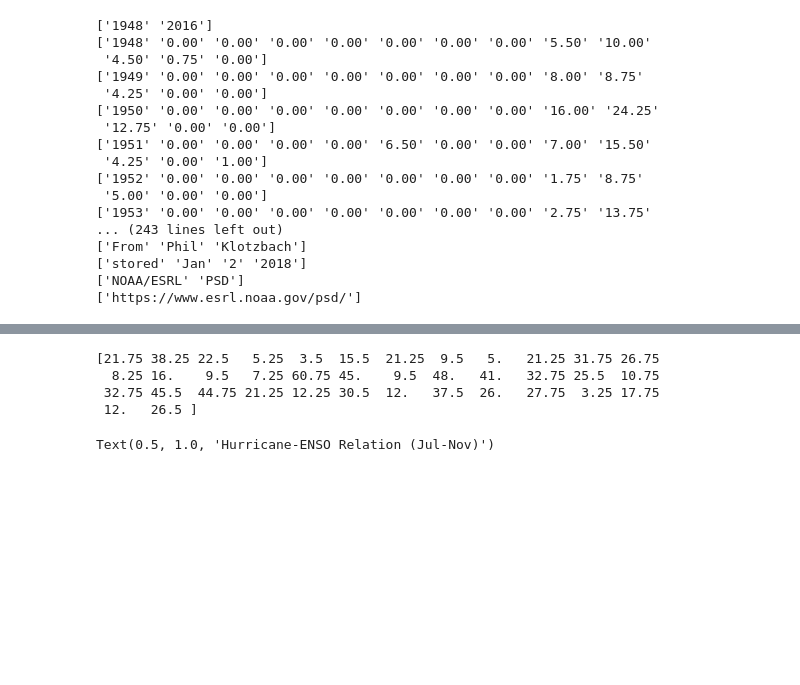
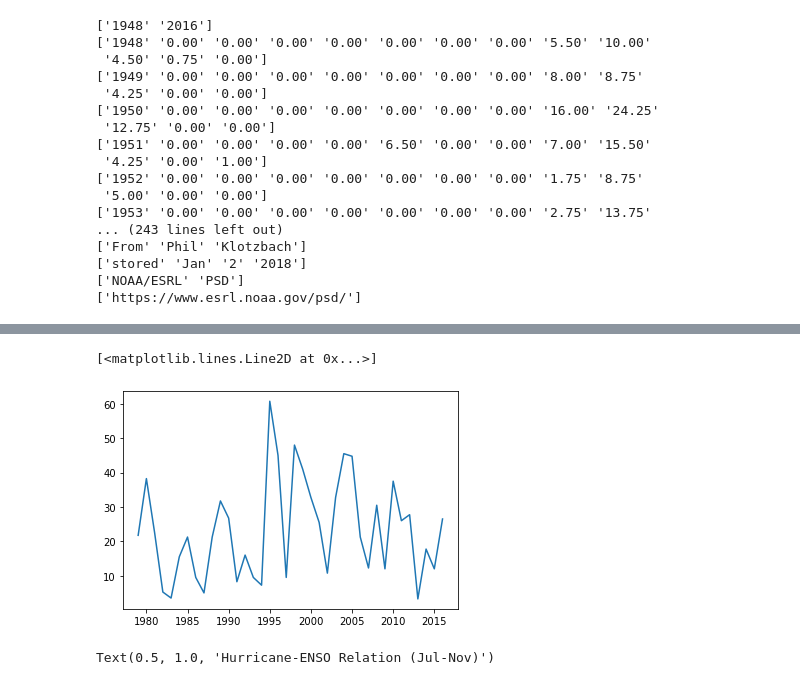
Before and after one commit to GanZhang-GFD/princeton_tutorial, a Jupyter notebook: scatter_storage.ipynb, the cells around one changed output, grey strips where cells are left out. Saved outputs shown, nothing was run; the diff lists cells and outputs as text; code cells hidden in the pictures; blank space fills up the shorter version.

```diff
--- a/scatter_storage.ipynb
+++ b/scatter_storage.ipynb
@@ -88,11 +116,9 @@ print(hurr_data[:,1:].mean(axis=0) )
 # %%
 # looks like most hurricanes occur during the 7th to the 11th months
 # Let's sum up values for each year
 hurr_jason=hurr_data[:,7:12].sum(axis=1)
-print(hurr_jason)
+plt.plot(hurr_data[:,0], hurr_jason)
 # %% [output]
-[21.75 38.25 22.5   5.25  3.5  15.5  21.25  9.5   5.   21.25 31.75 26.75
-  8.25 16.    9.5   7.25 60.75 45.    9.5  48.   41.   32.75 25.5  10.75
- 32.75 45.5  44.75 21.25 12.25 30.5  12.   37.5  26.   27.75  3.25 17.75
- 12.   26.5 ]
+[<matplotlib.lines.Line2D at 0x...>]
+[figure, added]
 # %%
```
Also changed, not shown: parts of 16 cells of this notebook.
